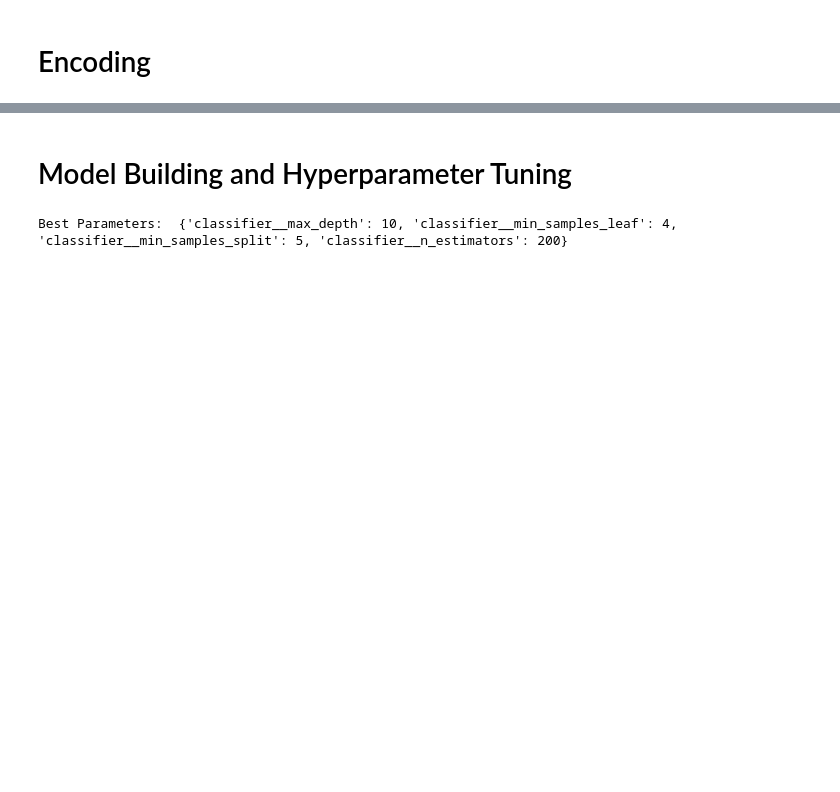
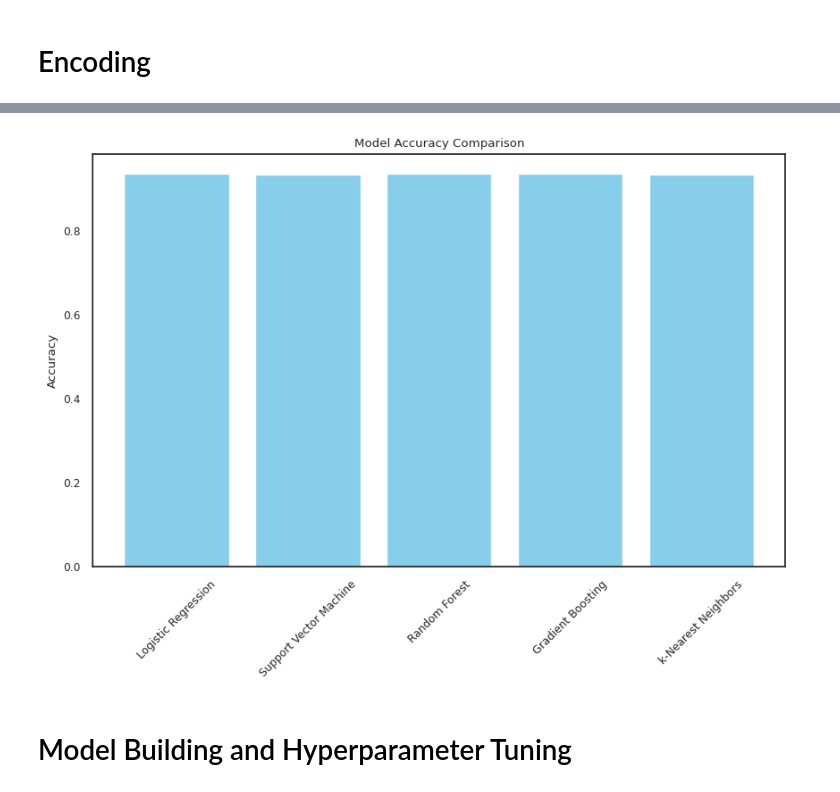
Before and after one commit to rklorD456/Diabetes-Detection, a Jupyter notebook: Diabetes_Detection.ipynb, the cells around one changed output, grey strips where cells are left out. Drawn from its saved outputs; the diff is of its cells as text; code cells hidden in the pictures; blank space fills up the shorter version.

Commit message:
adding some model comparision

```diff
--- a/Diabetes_Detection.ipynb
+++ b/Diabetes_Detection.ipynb
@@ -241,0 +257,35 @@ clf = imbPipeline(steps=[('preprocessor', preprocessor),
+# %%
+# Train and evaluate models
+results = {}
+for model_name, classifier in models.items():
+    # Create pipeline
+    clf_pipeline = imbPipeline_(classifier)
+
+    # Fit the pipeline
+    clf_pipeline.fit(X_train, y_train)
+
+    # Predictions
+    y_pred = clf_pipeline.predict(X_test)
+    y_prob = clf_pipeline.predict_proba(X_test)[:, 1] if hasattr(clf_pipeline, "predict_proba") else None
+
+    # Evaluation metrics
+    results[model_name] = {
+        "Accuracy": accuracy_score(y_test, y_pred),
+        "Classification Report": classification_report(y_test, y_pred, zero_division=0),
+        "ROC-AUC": roc_auc_score(y_test, y_prob) if y_prob is not None else None,
+        "Confusion Matrix": confusion_matrix(y_test, y_pred)
+    }
+# %%
+# Display results for each model
+for model_name, metrics in results.items():
+    print(f"Model: {model_name}")
+    print(f"Accuracy: {metrics['Accuracy']:.2f}")
+    if metrics['ROC-AUC'] is not None:
+        print(f"ROC-AUC: {metrics['ROC-AUC']:.2f}")
+    else:
+        print("ROC-AUC: N/A")
+    print("Classification Report:")
+    print(metrics["Classification Report"])
+    print("Confusion Matrix:")
+    print(metrics["Confusion Matrix"])
+    print("-" * 50)
@@ -242,3 +310,15 @@ clf = imbPipeline(steps=[('preprocessor', preprocessor),
+# %%
+# Visualize accuracy comparison
+accuracy_scores = {model: metrics["Accuracy"] for model, metrics in results.items()}
+import matplotlib.pyplot as plt
+plt.figure(figsize=(10, 6))
+plt.bar(accuracy_scores.keys(), accuracy_scores.values(), color='skyblue')
+plt.title('Model Accuracy Comparison')
+plt.ylabel('Accuracy')
+plt.xticks(rotation=45)
+plt.show()
+# %% [output]
+[figure, added]
 # %% [markdown]
 # Model Building and Hyperparameter Tuning
 # %%
@@ -251,18 +331,15 @@ param_grid = {
 }
 # %%
+# fine tuning  Random Forest
+clf_pipeline = imbPipeline_(RandomForestClassifier())
 # Create Grid Search object
-grid_search = GridSearchCV(clf, param_grid, cv=5)
-
-# Split data into train and test sets
-X_train, X_test, y_train, y_test = train_test_split(X, y, test_size=0.2, random_state=42)
+grid_search = GridSearchCV(clf_pipeline, param_grid, cv=5)
 
 # Train the model
 grid_search.fit(X_train, y_train)
 
 # Print the best parameters
 print("Best Parameters: ", grid_search.best_params_)
-# %% [output]
-Best Parameters:  {'classifier__max_depth': 10, 'classifier__min_samples_leaf': 4, 'classifier__min_samples_split': 5, 'classifier__n_estimators': 200}
 # %%
 # Predict on the test set using the best model
 y_pred = grid_search.predict(X_test)
```
Also changed, not shown: parts of 20 cells of this notebook.
